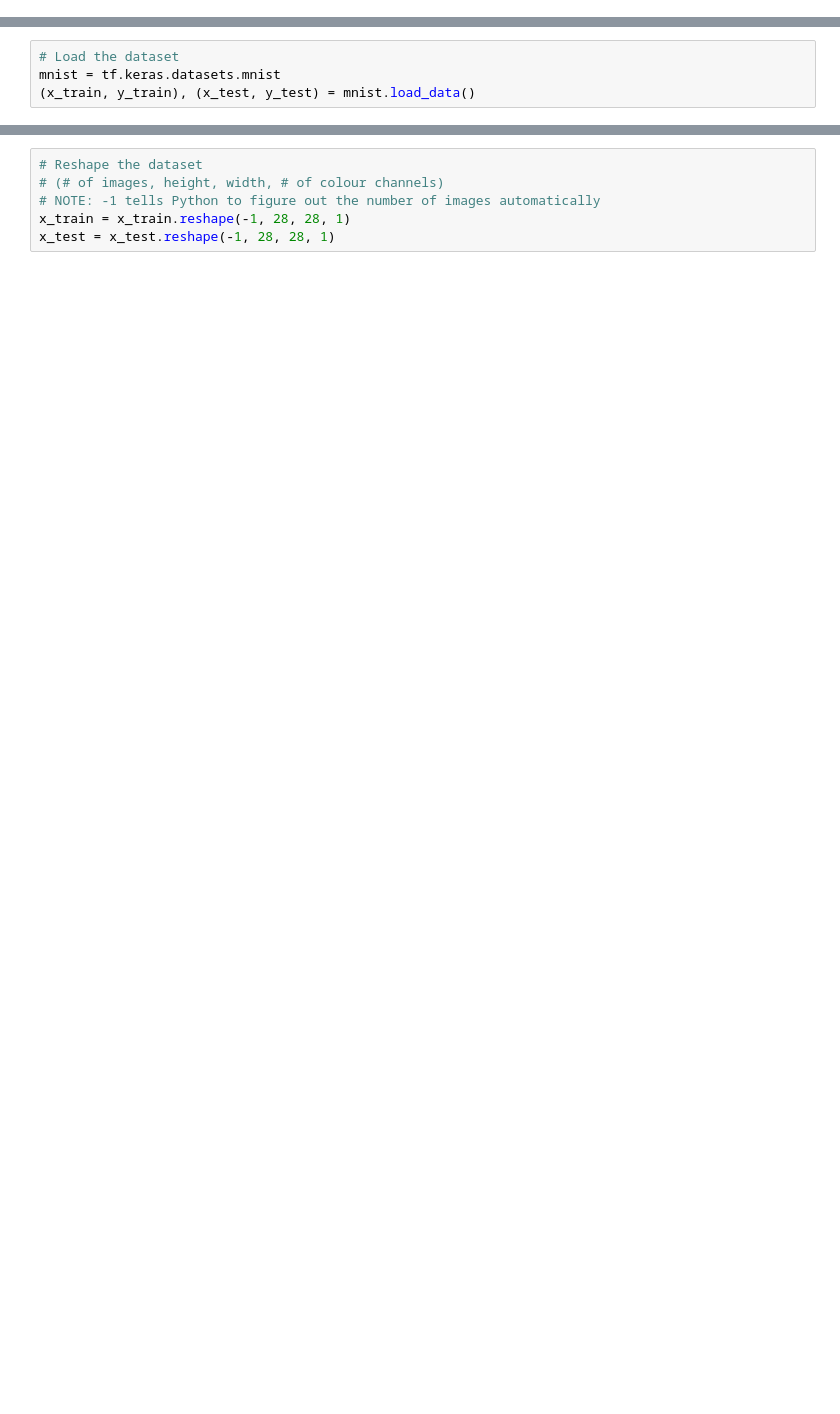
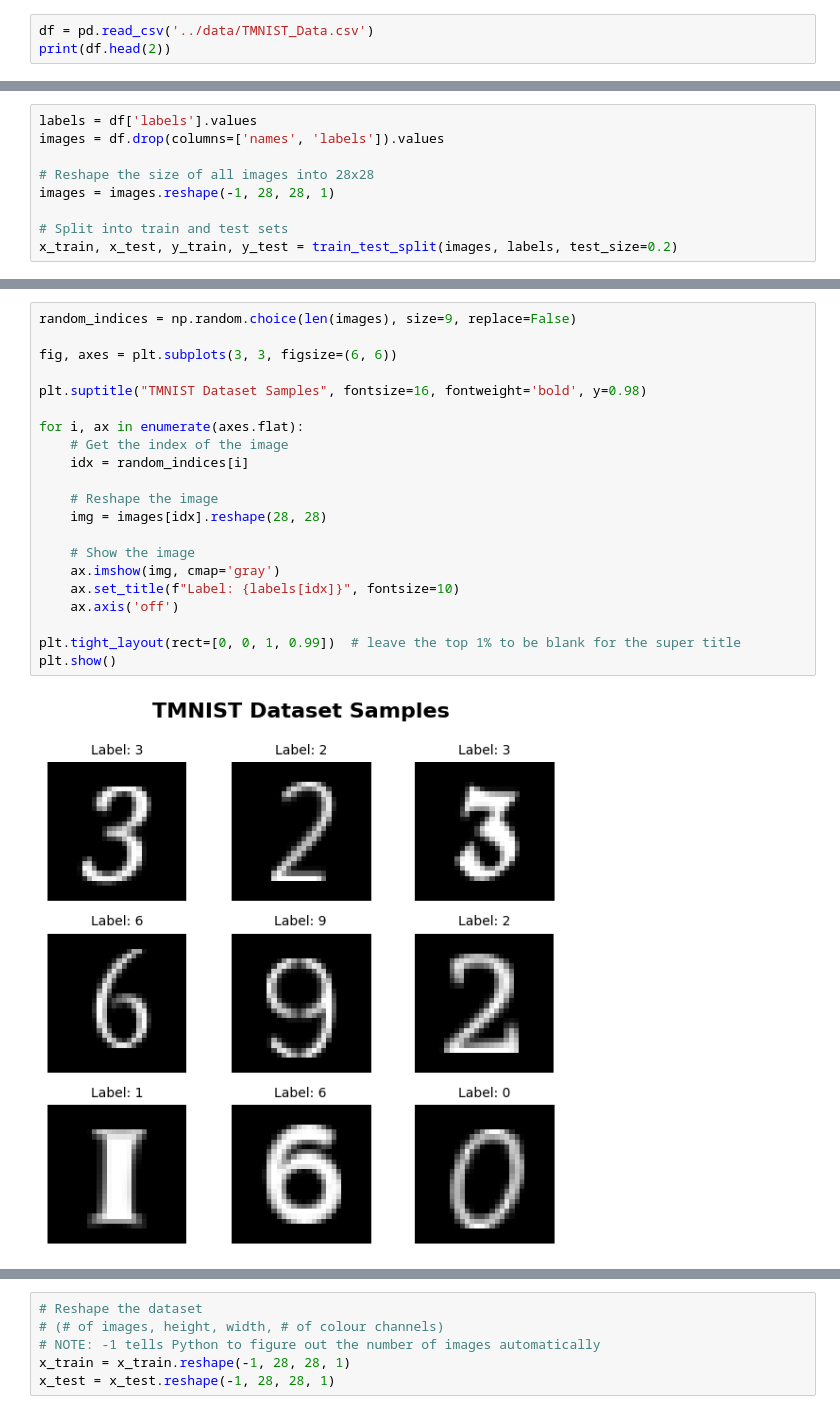
Before and after one commit to neilchen1998/SudoVisionCruncher, a Jupyter notebook: notebooks/digit_training.ipynb, the cells around one changed output, grey strips where cells are left out. Saved outputs shown, nothing was run; the diff lists cells and outputs as text; blank space fills up the shorter version.

```diff
--- a/notebooks/digit_training.ipynb
+++ b/notebooks/digit_training.ipynb
@@ -3,0 +9,3 @@ from tensorflow.keras import layers, models
+# %%
+df = pd.read_csv('../data/TMNIST_Data.csv')
+print(df.head(2))
@@ -4,4 +31,9 @@ from tensorflow.keras import layers, models
 # %%
-# Load the dataset
-mnist = tf.keras.datasets.mnist
-(x_train, y_train), (x_test, y_test) = mnist.load_data()
+labels = df['labels'].values
+images = df.drop(columns=['names', 'labels']).values
+
+# Reshape the size of all images into 28x28
+images = images.reshape(-1, 28, 28, 1)
+
+# Split into train and test sets
+x_train, x_test, y_train, y_test = train_test_split(images, labels, test_size=0.2)
@@ -8,2 +43,25 @@ mnist = tf.keras.datasets.mnist
+# %%
+random_indices = np.random.choice(len(images), size=9, replace=False)
+
+fig, axes = plt.subplots(3, 3, figsize=(6, 6))
+
+plt.suptitle("TMNIST Dataset Samples", fontsize=16, fontweight='bold', y=0.98)
+
+for i, ax in enumerate(axes.flat):
+    # Get the index of the image
+    idx = random_indices[i]
+
+    # Reshape the image
+    img = images[idx].reshape(28, 28)
+
+    # Show the image
+    ax.imshow(img, cmap='gray')
+    ax.set_title(f"Label: {labels[idx]}", fontsize=10)
+    ax.axis('off')
+
+plt.tight_layout(rect=[0, 0, 1, 0.99])  # leave the top 1% to be blank for the super title
+plt.show()
+# %% [output]
+[figure, added]
 # %%
 # Normalize the pixel values
```
Also changed, not shown: parts of 12 cells of this notebook, 11 other files.
